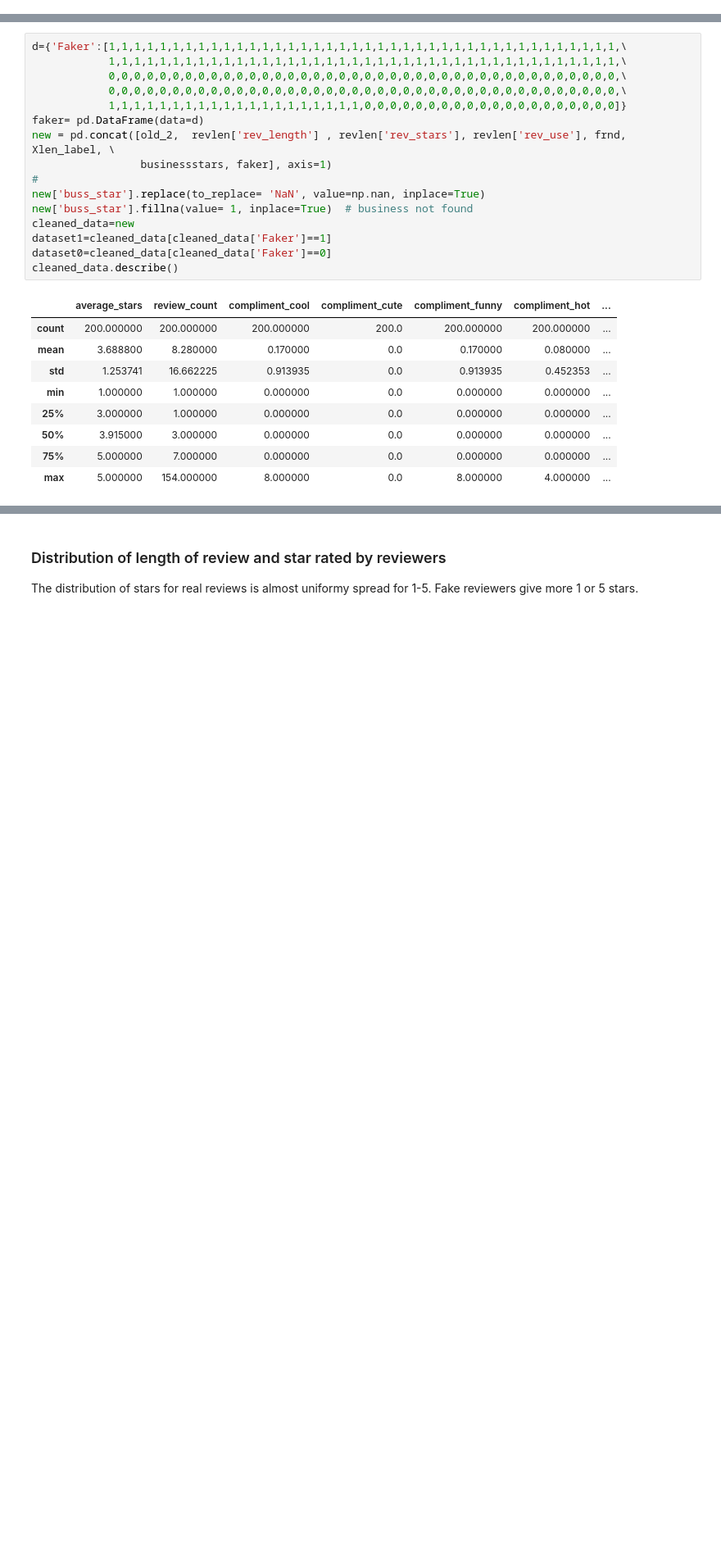
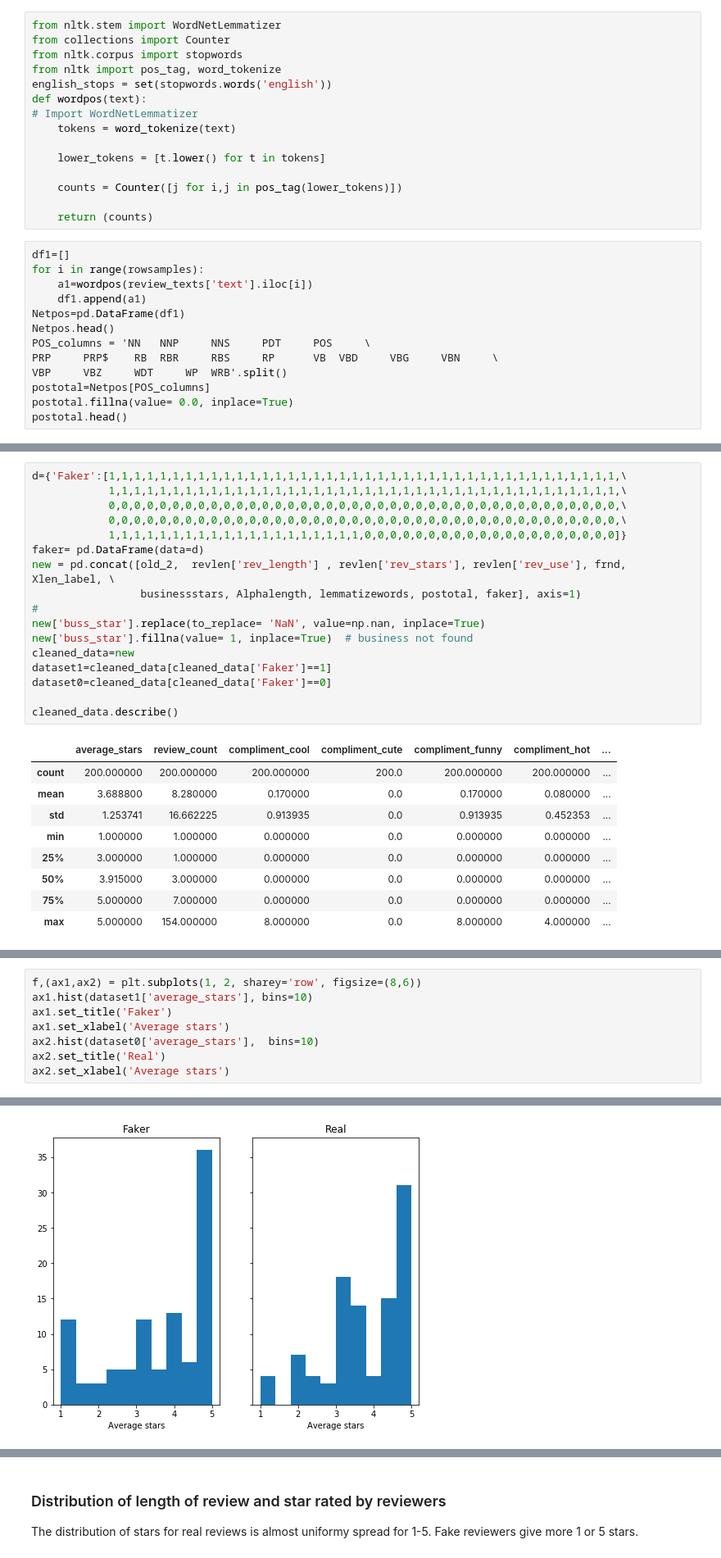
Before and after one commit to tannisthamaiti/Fake-reviewers-in-Yelp, a Jupyter notebook: Capstone_project_fake_reviewers/Storytelling_writeup.ipynb, the cells around one changed output, grey strips where cells are left out. Shown: that part at 82% size. Cells and saved outputs as stored; diff of their text form; blank space fills up the shorter version.

```diff
--- a/Capstone_project_fake_reviewers/Storytelling_writeup.ipynb
+++ b/Capstone_project_fake_reviewers/Storytelling_writeup.ipynb
@@ -176,0 +332,28 @@ businessstars = pd.DataFrame({'buss_star': getbusiness(business_ids)['stars']})
+# %%
+from nltk.stem import WordNetLemmatizer
+from collections import Counter
+from nltk.corpus import stopwords
+from nltk import pos_tag, word_tokenize
+english_stops = set(stopwords.words('english'))
+def wordpos(text):
+# Import WordNetLemmatizer
+    tokens = word_tokenize(text)
+
+    lower_tokens = [t.lower() for t in tokens]
+
+    counts = Counter([j for i,j in pos_tag(lower_tokens)])
+
+    return (counts)
+# %%
+df1=[]
+for i in range(rowsamples):
+    a1=wordpos(review_texts['text'].iloc[i])
+    df1.append(a1)
+Netpos=pd.DataFrame(df1)
+Netpos.head()
+POS_columns = 'NN 	NNP 	NNS 	PDT 	POS 	\
+PRP 	PRP$ 	RB 	RBR 	RBS 	RP 		VB 	VBD 	VBG 	VBN 	\
+VBP 	VBZ 	WDT 	WP 	WRB'.split()
+postotal=Netpos[POS_columns]
+postotal.fillna(value= 0.0, inplace=True)
+postotal.head()
@@ -182,13 +376,14 @@ d={'Faker':[1,1,1,1,1,1,1,1,1,1,1,1,1,1,1,1,1,1,1,1,1,1,1,1,1,1,1,1,1,1,1,1,1,1,
             1,1,1,1,1,1,1,1,1,1,1,1,1,1,1,1,1,1,1,1,0,0,0,0,0,0,0,0,0,0,0,0,0,0,0,0,0,0,0,0]}
 faker= pd.DataFrame(data=d)
 new = pd.concat([old_2,  revlen['rev_length'] , revlen['rev_stars'], revlen['rev_use'], frnd, Xlen_label, \
-                 businessstars, faker], axis=1)
+                 businessstars, Alphalength, lemmatizewords, postotal, faker], axis=1)
 #
 new['buss_star'].replace(to_replace= 'NaN', value=np.nan, inplace=True)
 new['buss_star'].fillna(value= 1, inplace=True)  # business not found
 cleaned_data=new
 dataset1=cleaned_data[cleaned_data['Faker']==1]
 dataset0=cleaned_data[cleaned_data['Faker']==0]
+
 cleaned_data.describe()
 # %% [output]
 |  | average_stars | review_count | compliment_cool | compliment_cute | compliment_funny | compliment_hot | ... |
@@ -242,0 +400,9 @@ p
+# %%
+f,(ax1,ax2) = plt.subplots(1, 2, sharey='row', figsize=(8,6))
+ax1.hist(dataset1['average_stars'], bins=10)
+ax1.set_title('Faker')
+ax1.set_xlabel('Average stars')
+ax2.hist(dataset0['average_stars'],  bins=10)
+ax2.set_title('Real')
+ax2.set_xlabel('Average stars')
+# %% [output]
@@ -242,0 +410 @@ p
+[figure, added]
```
Also changed, not shown: parts of 49 cells of this notebook.
